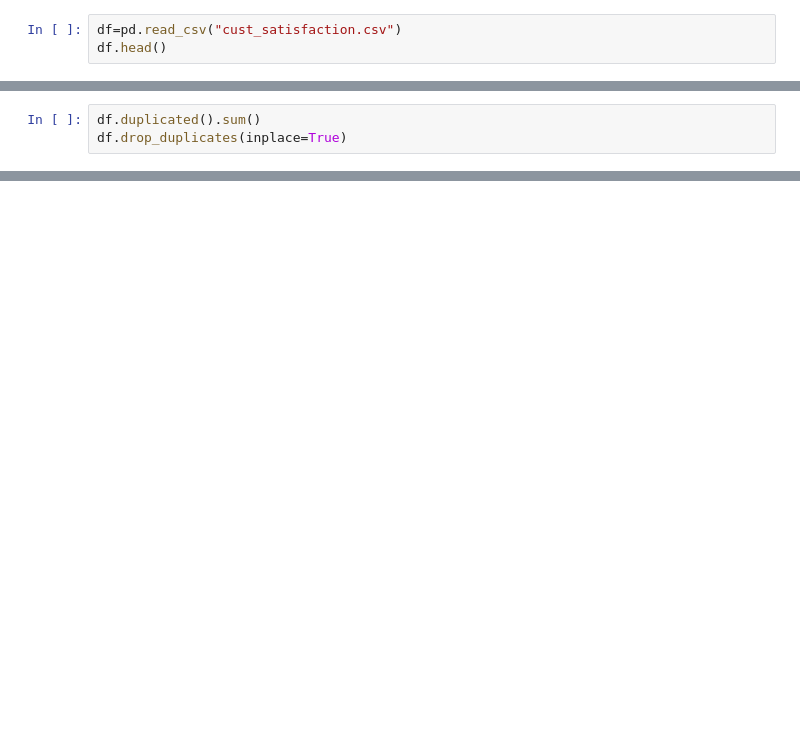
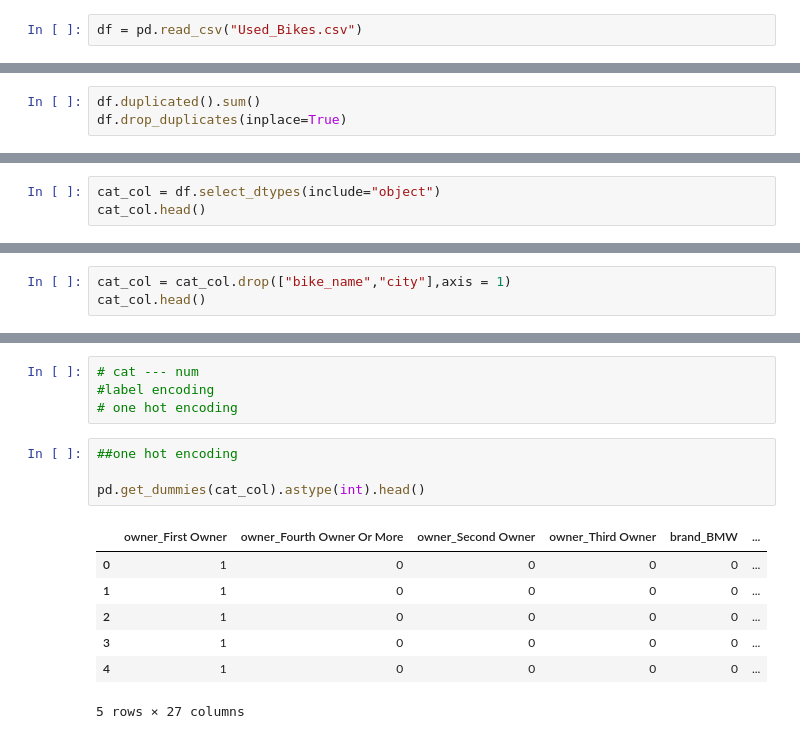
Before and after one commit to Somyayadu/Data-Science, a Jupyter notebook: main.ipynb, the cells around one changed output, grey strips where cells are left out. Cells and saved outputs as stored; diff of their text form; blank space fills up the shorter version.

```diff
--- a/main.ipynb
+++ b/main.ipynb
@@ -6,3 +6,2 @@ import matplotlib.pyplot as plt
 # %%
-df=pd.read_csv("cust_satisfaction.csv")
-df.head()
+df = pd.read_csv("Used_Bikes.csv")
@@ -206,0 +45,3 @@ LogisticRegression()
+# %%
+cat_col = df.select_dtypes(include="object")
+cat_col.head()
@@ -206,0 +55,3 @@ LogisticRegression()
+# %%
+cat_col = cat_col.drop(["bike_name","city"],axis = 1)
+cat_col.head()
@@ -206,0 +75,16 @@ LogisticRegression()
+# %%
+# cat --- num
+#label encoding
+# one hot encoding
+# %%
+##one hot encoding
+
+pd.get_dummies(cat_col).astype(int).head()
+# %% [output]
+|  | owner_First Owner | owner_Fourth Owner Or More | owner_Second Owner | owner_Third Owner | brand_BMW | ... |
+| 0 | 1 | 0 | 0 | 0 | 0 | ... |
+| 1 | 1 | 0 | 0 | 0 | 0 | ... |
+| 2 | 1 | 0 | 0 | 0 | 0 | ... |
+| 3 | 1 | 0 | 0 | 0 | 0 | ... |
+| 4 | 1 | 0 | 0 | 0 | 0 | ... |
+5 rows × 27 columns
```
Also changed, not shown: parts of 50 cells of this notebook, 1 other file.
